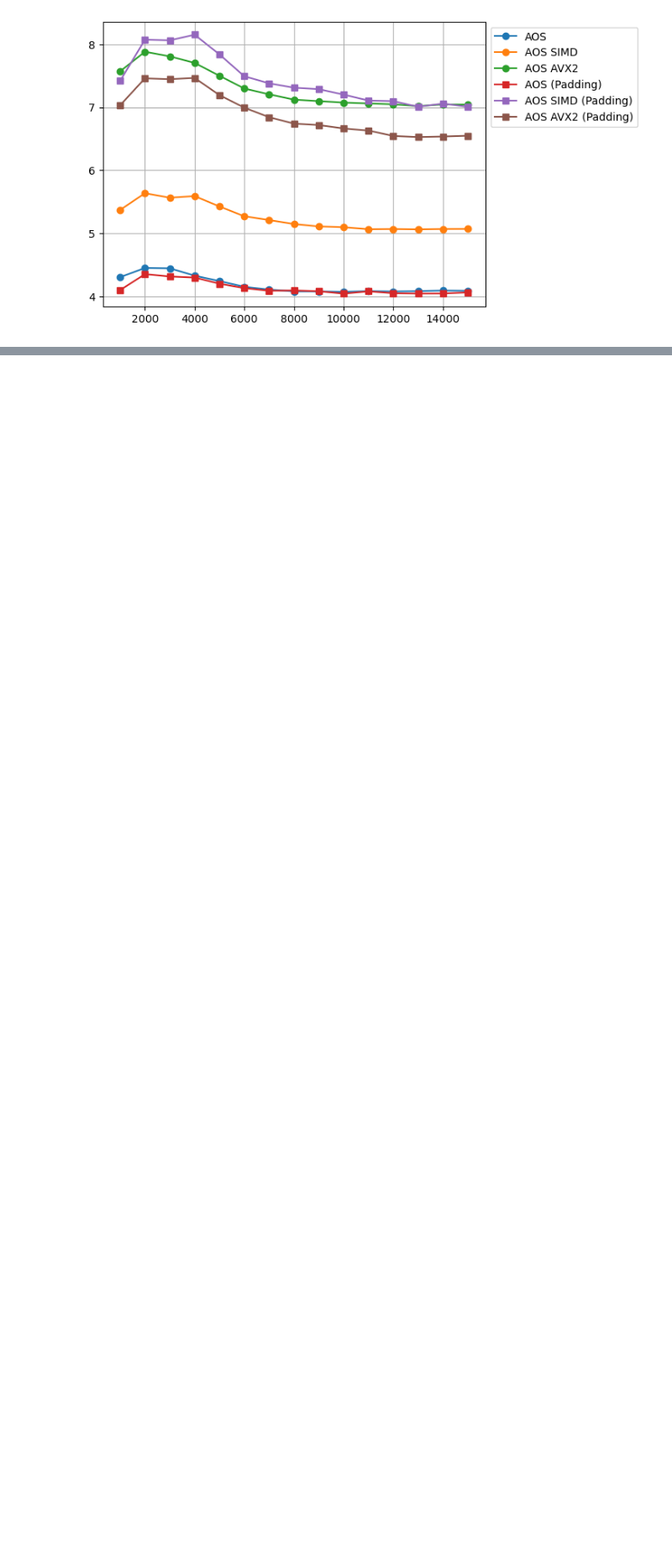
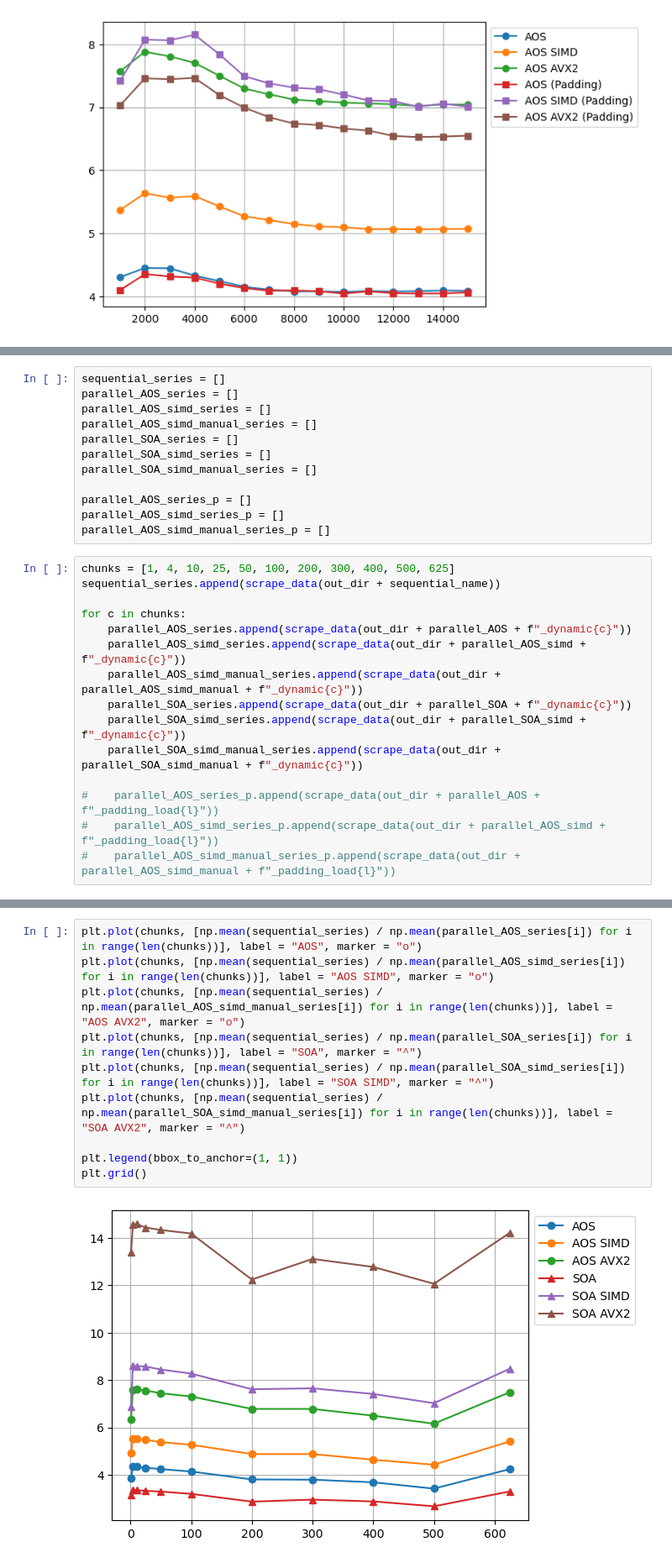
Before and after one commit to LucchesiCarlo/Parallel_Computing_First, a Jupyter notebook: Elaborate_Results.ipynb, the cells around one changed output, grey strips where cells are left out. Shown: that part at 84% size. Drawn from its saved outputs; the diff is of its cells as text; blank space fills up the shorter version.

Commit message:
Introduction of test with a dynamic scheduling of indexes.

```diff
--- a/Elaborate_Results.ipynb
+++ b/Elaborate_Results.ipynb
@@ -173,0 +176,27 @@ plt.grid()
+# %%
+sequential_series = []
+parallel_AOS_series = []
+parallel_AOS_simd_series = []
+parallel_AOS_simd_manual_series = []
+parallel_SOA_series = []
+parallel_SOA_simd_series = []
+parallel_SOA_simd_manual_series = []
+
+parallel_AOS_series_p = []
+parallel_AOS_simd_series_p = []
+parallel_AOS_simd_manual_series_p = []
+# %%
+chunks = [1, 4, 10, 25, 50, 100, 200, 300, 400, 500, 625]
+sequential_series.append(scrape_data(out_dir + sequential_name))
+
+for c in chunks:
+    parallel_AOS_series.append(scrape_data(out_dir + parallel_AOS + f"_dynamic{c}"))
+    parallel_AOS_simd_series.append(scrape_data(out_dir + parallel_AOS_simd + f"_dynamic{c}"))
+    parallel_AOS_simd_manual_series.append(scrape_data(out_dir + parallel_AOS_simd_manual + f"_dynamic{c}"))
+    parallel_SOA_series.append(scrape_data(out_dir + parallel_SOA + f"_dynamic{c}"))
+    parallel_SOA_simd_series.append(scrape_data(out_dir + parallel_SOA_simd + f"_dynamic{c}"))
+    parallel_SOA_simd_manual_series.append(scrape_data(out_dir + parallel_SOA_simd_manual + f"_dynamic{c}"))
+
+#    parallel_AOS_series_p.append(scrape_data(out_dir + parallel_AOS + f"_padding_load{l}"))
+#    parallel_AOS_simd_series_p.append(scrape_data(out_dir + parallel_AOS_simd + f"_padding_load{l}"))
+#    parallel_AOS_simd_manual_series_p.append(scrape_data(out_dir + parallel_AOS_simd_manual + f"_padding_load{l}"))
@@ -173,0 +215,12 @@ plt.grid()
+# %%
+plt.plot(chunks, [np.mean(sequential_series) / np.mean(parallel_AOS_series[i]) for i in range(len(chunks))], label = "AOS", marker = "o")
+plt.plot(chunks, [np.mean(sequential_series) / np.mean(parallel_AOS_simd_series[i]) for i in range(len(chunks))], label = "AOS SIMD", marker = "o")
+plt.plot(chunks, [np.mean(sequential_series) / np.mean(parallel_AOS_simd_manual_series[i]) for i in range(len(chunks))], label = "AOS AVX2", marker = "o")
+plt.plot(chunks, [np.mean(sequential_series) / np.mean(parallel_SOA_series[i]) for i in range(len(chunks))], label = "SOA", marker = "^")
+plt.plot(chunks, [np.mean(sequential_series) / np.mean(parallel_SOA_simd_series[i]) for i in range(len(chunks))], label = "SOA SIMD", marker = "^")
+plt.plot(chunks, [np.mean(sequential_series) / np.mean(parallel_SOA_simd_manual_series[i]) for i in range(len(chunks))], label = "SOA AVX2", marker = "^")
+
+plt.legend(bbox_to_anchor=(1, 1))
+plt.grid()
+# %% [output]
+[figure, added]
```
Also changed, not shown: parts of 2 cells of this notebook, 1 other file.
